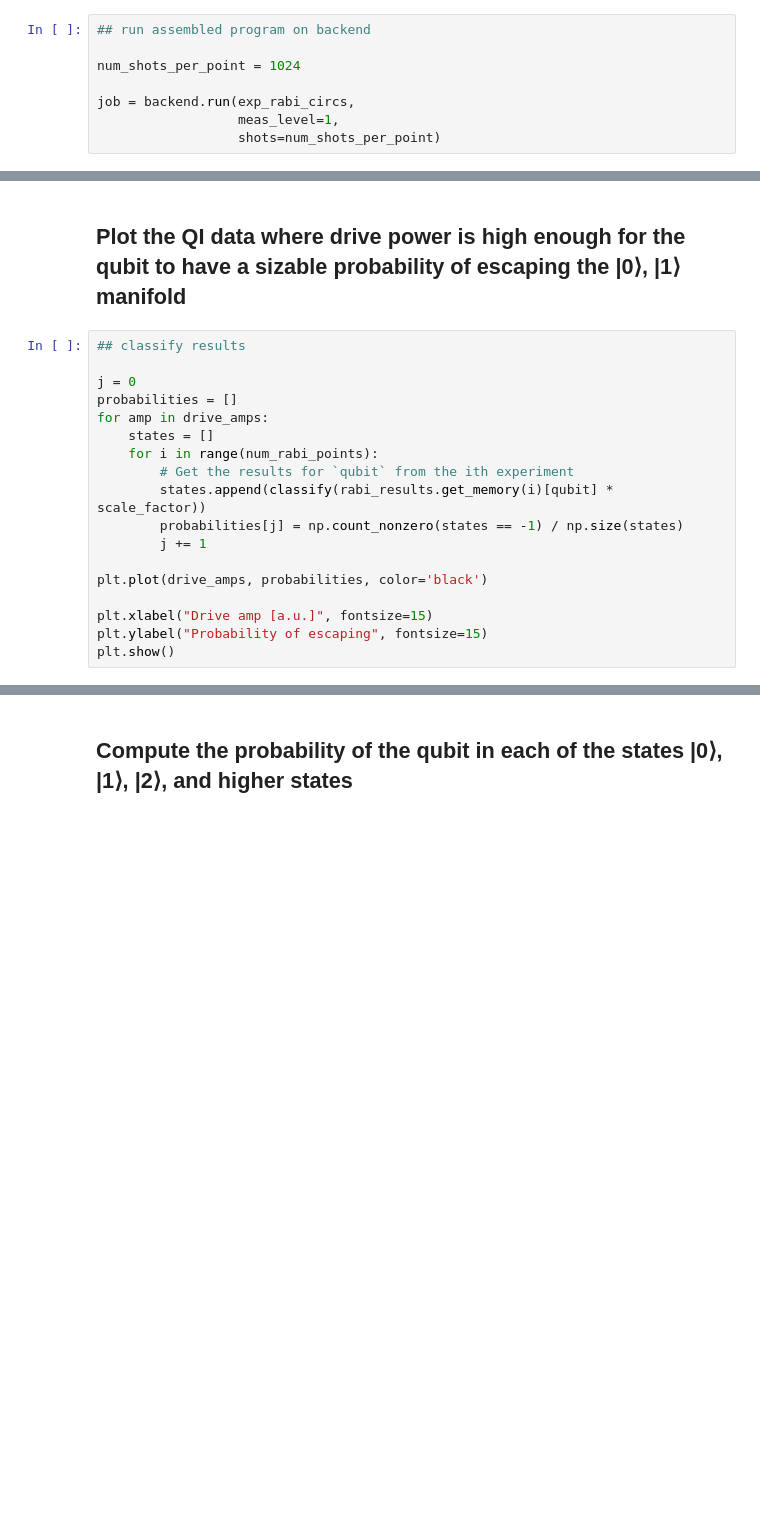
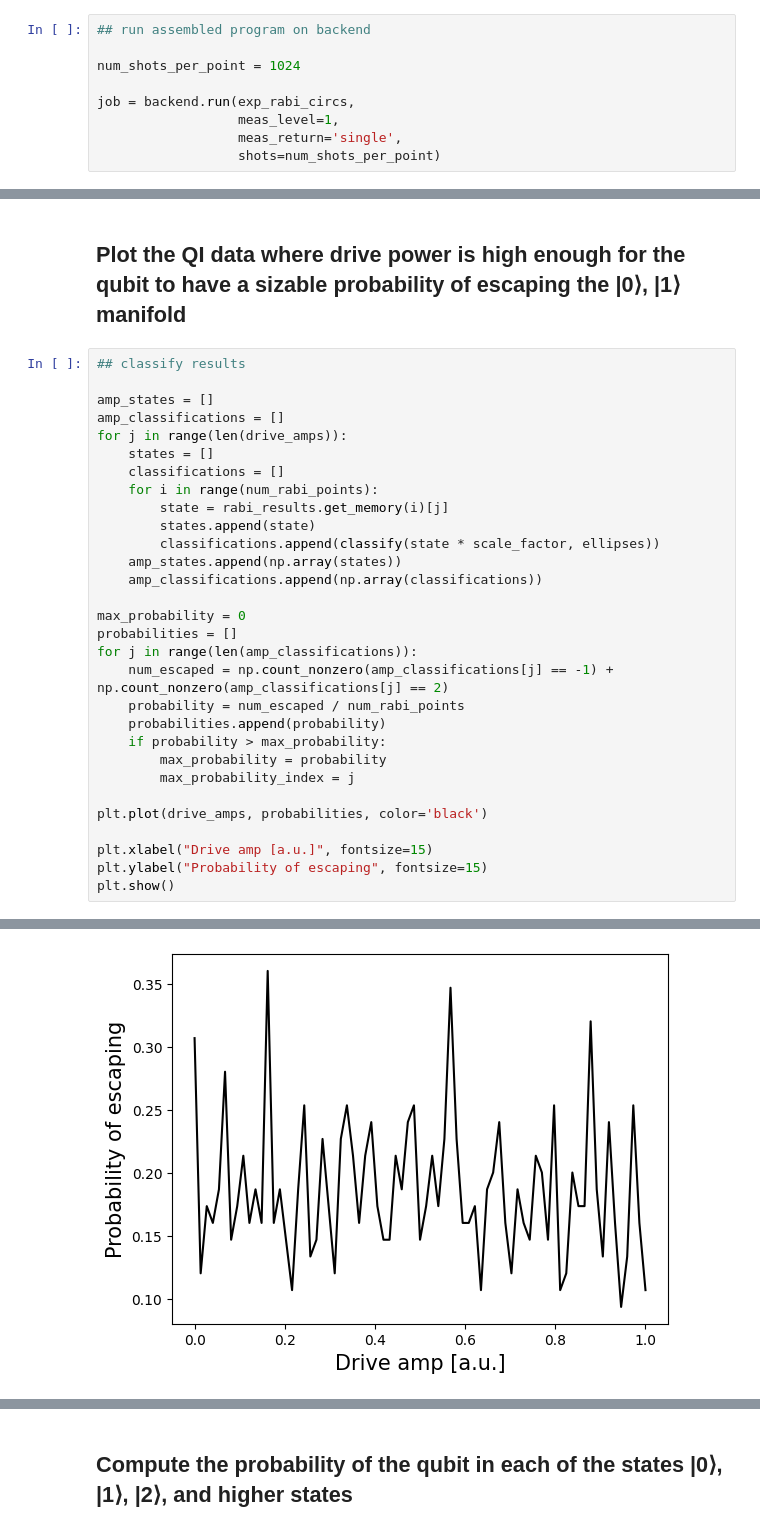
Before and after one commit to drewcurran/ECE396_Project, a Jupyter notebook: Beyond the Two-Level System.ipynb, the cells around one changed output, grey strips where cells are left out. Cells and saved outputs as stored; diff of their text form; blank space fills up the shorter version.

```diff
--- a/Beyond the Two-Level System.ipynb
+++ b/Beyond the Two-Level System.ipynb
@@ -752,6 +752,7 @@ num_shots_per_point = 1024
 
 job = backend.run(exp_rabi_circs,
                   meas_level=1,
+                  meas_return='single',
                   shots=num_shots_per_point)
 # %%
 ## monitor job status
@@ -843,15 +844,27 @@ ellipses = [(q_center_zero, i_center_zero, q_axis_zero, i_axis_zero),
 # %%
 ## classify results
 
-j = 0
+amp_states = []
+amp_classifications = []
+for j in range(len(drive_amps)):
+    states = []
+    classifications = []
+    for i in range(num_rabi_points):
+        state = rabi_results.get_memory(i)[j]
+        states.append(state)
+        classifications.append(classify(state * scale_factor, ellipses))
+    amp_states.append(np.array(states))
+    amp_classifications.append(np.array(classifications))
+
+max_probability = 0
 probabilities = []
-for amp in drive_amps:
-    states = []
-    for i in range(num_rabi_points):
-        # Get the results for `qubit` from the ith experiment
-        states.append(classify(rabi_results.get_memory(i)[qubit] * scale_factor))
-        probabilities[j] = np.count_nonzero(states == -1) / np.size(states)
-        j += 1
+for j in range(len(amp_classifications)):
+    num_escaped = np.count_nonzero(amp_classifications[j] == -1) + np.count_nonzero(amp_classifications[j] == 2)
+    probability = num_escaped / num_rabi_points
+    probabilities.append(probability)
+    if probability > max_probability:
+        max_probability = probability
+        max_probability_index = j
 
 plt.plot(drive_amps, probabilities, color='black')
 
@@ -863,0 +875 @@ IndexError: index 1 is out of bounds for axis 0 with size 1
+[figure, added]
```
Also changed, not shown: parts of 5 cells of this notebook.
